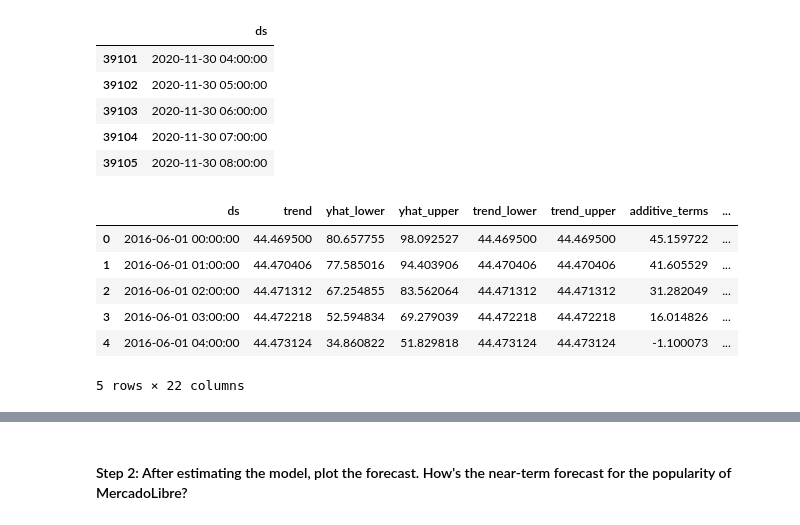
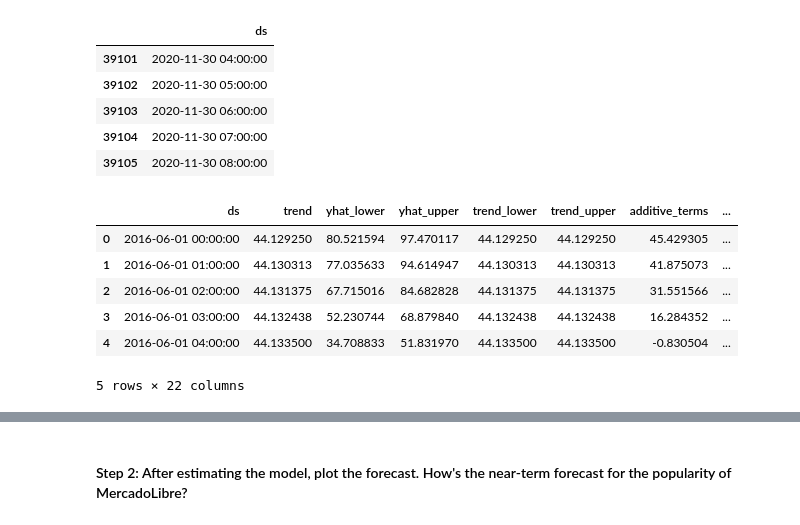
Before and after one commit to tamfree/prophet-challenge, a Jupyter notebook: forecasting_net_prophet.ipynb, the cells around one changed output, grey strips where cells are left out. Saved outputs shown, nothing was run; the diff lists cells and outputs as text; code cells hidden in the pictures.

```diff
--- a/forecasting_net_prophet.ipynb
+++ b/forecasting_net_prophet.ipynb
@@ -469,14 +482,12 @@ Now, you need to produce a time series model that analyzes and forecasts pattern
 # %%
-# Using the df_mercado_trends DataFrame, reset the index so the date information is no longer the index
-df_mercado_trends.reset_index()
-
 # Label the columns ds and y so that the syntax is recognized by Prophet
-df_mercado_trends.columns
+df_mercado_trends.columns = ["ds", "y"]
 
 # Drop an NaN values from the prophet_df DataFrame
-
+df_mercado_trends = df_mercado_trends.dropna()
 
 # View the first and last five rows of the mercado_prophet_df DataFrame
+df_mercado_trends
 # %% [output]
 |  | ds | y |
 | 0 | 2016-06-01 00:00:00 | 97 |
@@ -493,2 +505,3 @@ df_mercado_trends.columns
 # %%
 # Call the Prophet function, store as an object
+m = Prophet()
@@ -497,3 +508,4 @@ df_mercado_trends.columns
 # %%
 # Fit the time-series model.
+m.fit(df_mercado_trends)
 # %% [output]
@@ -510,9 +515,10 @@ INFO:cmdstanpy:Chain [1] done processing
 # %%
 # Create a future dataframe to hold predictions
 # Make the prediction go out as far as 2000 hours (approx 80 days)
-
+future_df_mercado_trends = m.make_future_dataframe(periods=2000, freq="H")
 
 # View the last five rows of the future_mercado_trends DataFrame
+future_df_mercado_trends.tail()
 # %% [output]
 |  | ds |
 | 39101 | 2020-11-30 04:00:00 |
@@ -522,14 +528,15 @@ INFO:cmdstanpy:Chain [1] done processing
 | 39105 | 2020-11-30 08:00:00 |
 # %%
 # Make the predictions for the trend data using the future_mercado_trends DataFrame
-
+forecast_mercado_trends = m.predict(future_df_mercado_trends)
 
 # Display the first five rows of the forecast_mercado_trends DataFrame
+forecast_mercado_trends.head()
 # %% [output]
 |  | ds | trend | yhat_lower | yhat_upper | trend_lower | trend_upper | additive_terms | ... |
-| 0 | 2016-06-01 00:00:00 | 44.469500 | 80.657755 | 98.092527 | 44.469500 | 44.469500 | 45.159722 | ... |
-| 1 | 2016-06-01 01:00:00 | 44.470406 | 77.585016 | 94.403906 | 44.470406 | 44.470406 | 41.605529 | ... |
-| 2 | 2016-06-01 02:00:00 | 44.471312 | 67.254855 | 83.562064 | 44.471312 | 44.471312 | 31.282049 | ... |
-| 3 | 2016-06-01 03:00:00 | 44.472218 | 52.594834 | 69.279039 | 44.472218 | 44.472218 | 16.014826 | ... |
-| 4 | 2016-06-01 04:00:00 | 44.473124 | 34.860822 | 51.829818 | 44.473124 | 44.473124 | -1.100073 | ... |
+| 0 | 2016-06-01 00:00:00 | 44.129250 | 80.521594 | 97.470117 | 44.129250 | 44.129250 | 45.429305 | ... |
+| 1 | 2016-06-01 01:00:00 | 44.130313 | 77.035633 | 94.614947 | 44.130313 | 44.130313 | 41.875073 | ... |
+| 2 | 2016-06-01 02:00:00 | 44.131375 | 67.715016 | 84.682828 | 44.131375 | 44.131375 | 31.551566 | ... |
+| 3 | 2016-06-01 03:00:00 | 44.132438 | 52.230744 | 68.879840 | 44.132438 | 44.132438 | 16.284352 | ... |
+| 4 | 2016-06-01 04:00:00 | 44.133500 | 34.708833 | 51.831970 | 44.133500 | 44.133500 | -0.830504 | ... |
 5 rows × 22 columns
```
Also changed, not shown: parts of 17 cells of this notebook.
